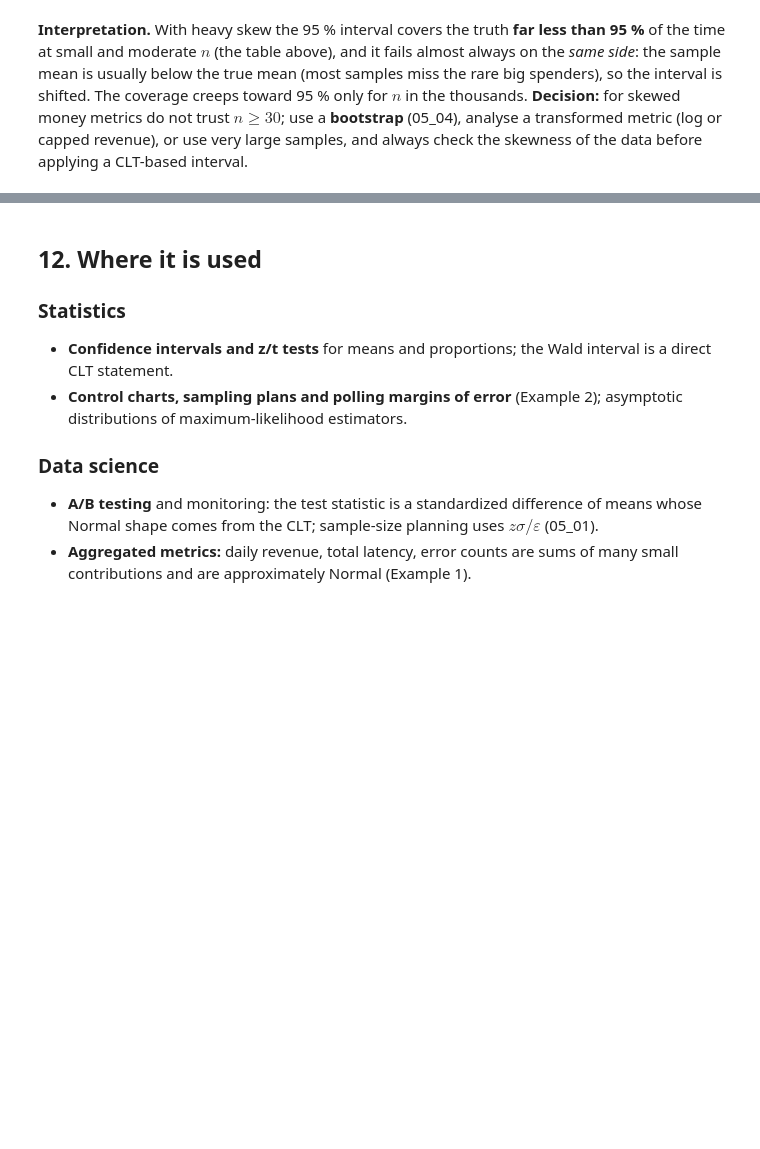
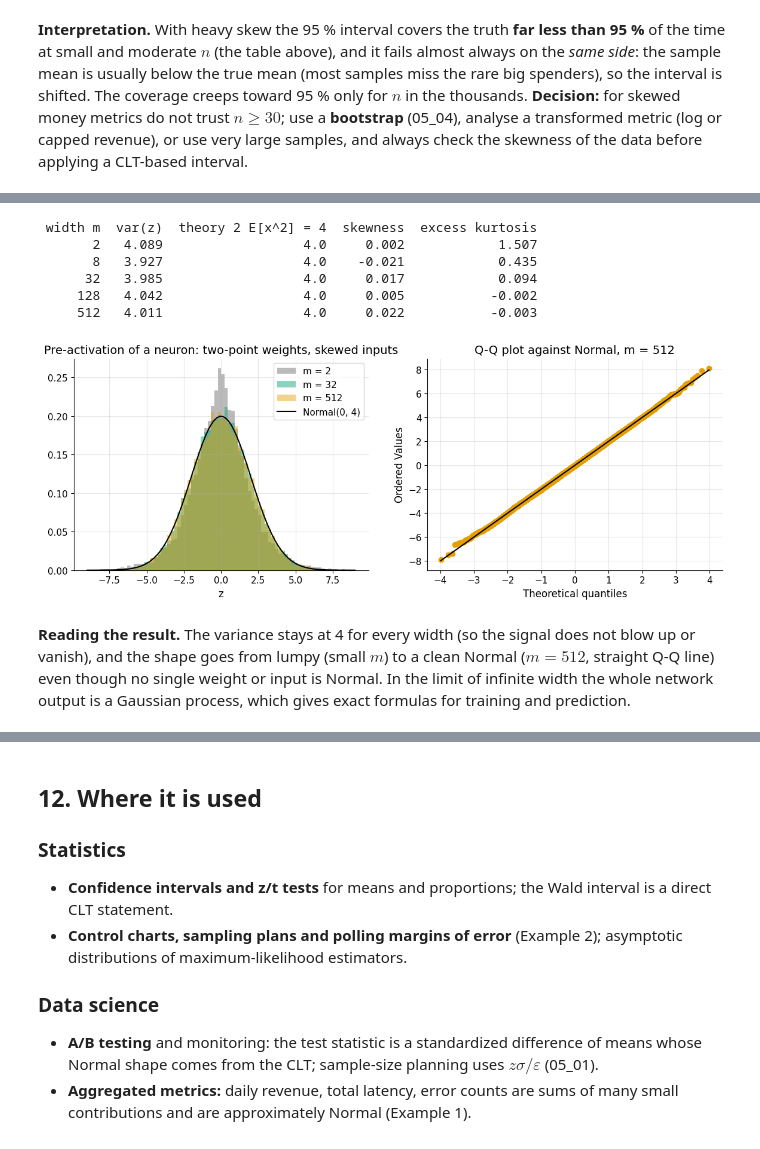
Before and after one commit to AhmedMostafaAttiaaa/distributions-irl, a Jupyter notebook: module_05_sampling/notebooks/05_02_central_limit_theorem.ipynb, the cells around one changed output, grey strips where cells are left out. Cells and saved outputs as stored; diff of their text form; code cells hidden in the pictures; blank space fills up the shorter version.

```diff
--- a/module_05_sampling/notebooks/05_02_central_limit_theorem.ipynb
+++ b/module_05_sampling/notebooks/05_02_central_limit_theorem.ipynb
@@ -534,0 +598,30 @@ share of z above 2 at n = 1000: 0.0297 (Normal: 0.0228); share below -2: 0.0 (No
+# %%
+rows, zs = [], {}
+for m in [2, 8, 32, 128, 512]:
+    X_in = ai_rng.exponential(1.0, (20_000, m))                          # skewed positive inputs: Exponential(1), E[x^2] = 2
+    W = ai_rng.choice([-1.0, 1.0], size=(20_000, m)) * np.sqrt(2 / m)    # He-style variance 2/m, two-point weights
+    z = (W * X_in).sum(axis=1)
+    zs[m] = z
+    rows.append({"width m": m, "var(z)": z.var(), "theory 2 E[x^2] = 4": 4.0, "skewness": stats.skew(z), "excess kurtosis": stats.kurtosis(z)})
+wide = pd.DataFrame(rows).round(3)
+print(wide.to_string(index=False))
+assert abs(wide["var(z)"].iloc[-1] - 4.0) < 0.15 and abs(wide["skewness"].iloc[-1]) < 0.1
+fig, axes = plt.subplots(1, 2, figsize=(14, 4.6))
+g = np.linspace(-9, 9, 400)
+for m, color in zip([2, 32, 512], [NEUTRAL, COLORS[2], SIM]):
+    axes[0].hist(zs[m], bins=80, density=True, range=(-9, 9), alpha=0.45, color=color, label=f"m = {m}")
+axes[0].plot(g, stats.norm.pdf(g, 0, 2), color="black", label="Normal(0, 4)")
+axes[0].set_title("Pre-activation of a neuron: two-point weights, skewed inputs"); axes[0].set_xlabel("z"); axes[0].legend()
+stats.probplot(zs[512], dist="norm", plot=axes[1]); axes[1].set_title("Q-Q plot against Normal, m = 512")
+axes[1].get_lines()[0].set_color(SIM); axes[1].get_lines()[1].set_color("black")
+plt.show()
+# %% [output]
+ width m  var(z)  theory 2 E[x^2] = 4  skewness  excess kurtosis
+       2   4.089                  4.0     0.002            1.507
+       8   3.927                  4.0    -0.021            0.435
+      32   3.985                  4.0     0.017            0.094
+     128   4.042                  4.0     0.005           -0.002
+     512   4.011                  4.0     0.022           -0.003
+[figure, added]
+# %% [markdown]
+**Reading the result.** The variance stays at 4 for every width (so the signal does not blow up or vanish), and the shape goes from lumpy (small $m$) to a clean Normal ($m=512$, straight Q-Q line) even though no single weight or input is Normal. In the limit of infinite width the whole network output is a Gaussian process, which gives exact formulas for training and prediction.
```
Also changed, not shown: parts of 15 cells of this notebook.
